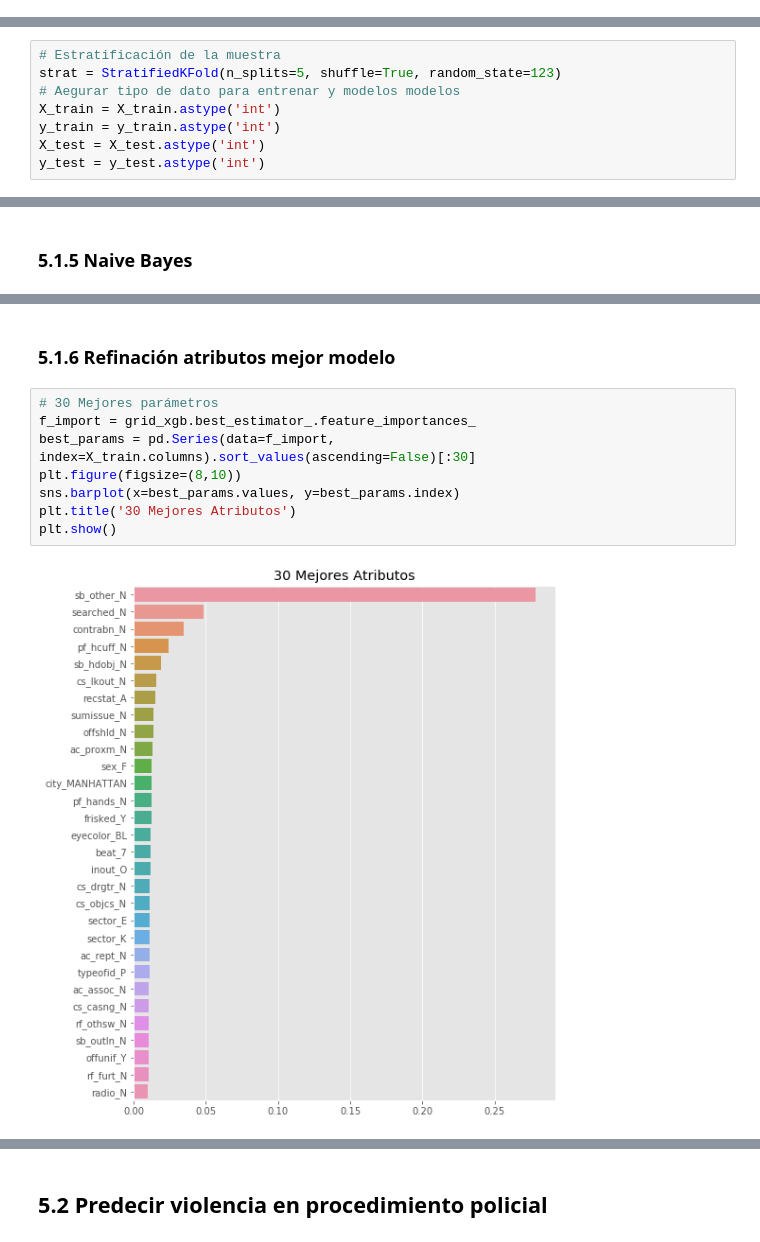
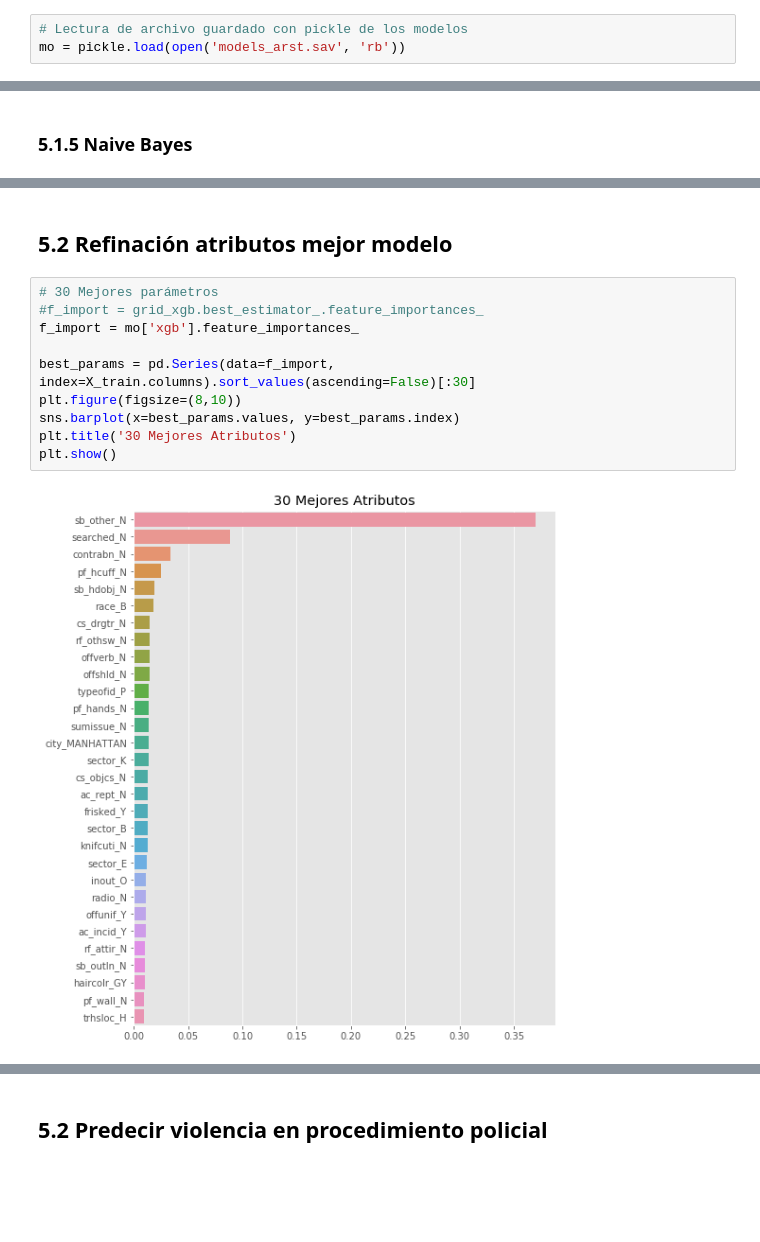
Before and after one commit to fdopalomera/nyc_crime, a Jupyter notebook: Prueba2.ipynb, the cells around one changed output, grey strips where cells are left out. Drawn from its saved outputs; the diff is of its cells as text; blank space fills up the shorter version.

```diff
--- a/Prueba2.ipynb
+++ b/Prueba2.ipynb
@@ -214,12 +219,7 @@ plt.show()
 # %% [markdown]
 ## 5.1 Modelo predictivo que condicional a las características medidas del sospechoso
+# %%
+# Lectura de archivo guardado con pickle de los modelos
+mo = pickle.load(open('models_arst.sav', 'rb'))
 # %% [markdown]
 ### 5.1.1 XGBoost
-# %%
-# Estratificación de la muestra
-strat = StratifiedKFold(n_splits=5, shuffle=True, random_state=123)
-# Aegurar tipo de dato para entrenar y modelos modelos
-X_train = X_train.astype('int')
-y_train = y_train.astype('int')
-X_test = X_test.astype('int')
-y_test = y_test.astype('int')
@@ -375,12 +411,14 @@ Realizado en 2.167s
 # %% [markdown]
-### 5.1.6 Refinación atributos mejor modelo
+## 5.2 Refinación atributos mejor modelo
 # %%
 # 30 Mejores parámetros
-f_import = grid_xgb.best_estimator_.feature_importances_
+#f_import = grid_xgb.best_estimator_.feature_importances_
+f_import = mo['xgb'].feature_importances_
+
 best_params = pd.Series(data=f_import, index=X_train.columns).sort_values(ascending=False)[:30]
 plt.figure(figsize=(8,10))
 sns.barplot(x=best_params.values, y=best_params.index)
 plt.title('30 Mejores Atributos')
 plt.show()
 # %% [output]
-[figure, old version]
+[figure, new version]
```
Also changed, not shown: parts of 50 cells of this notebook, 1 other file.
